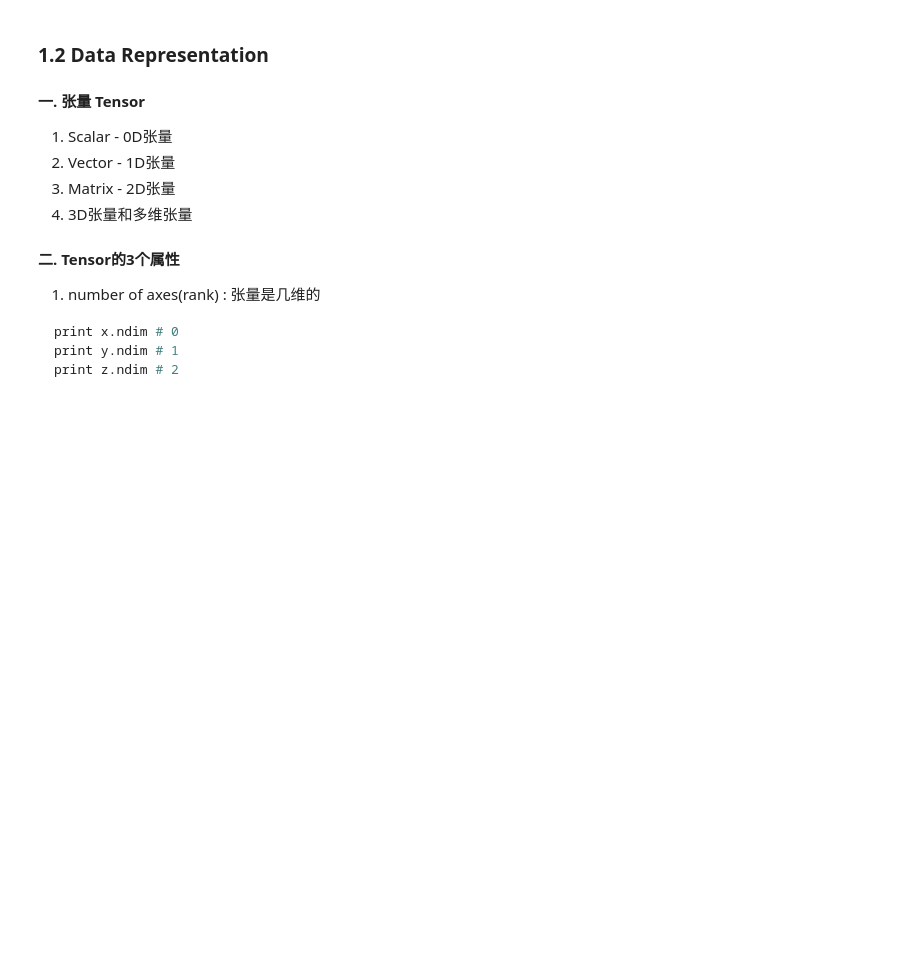
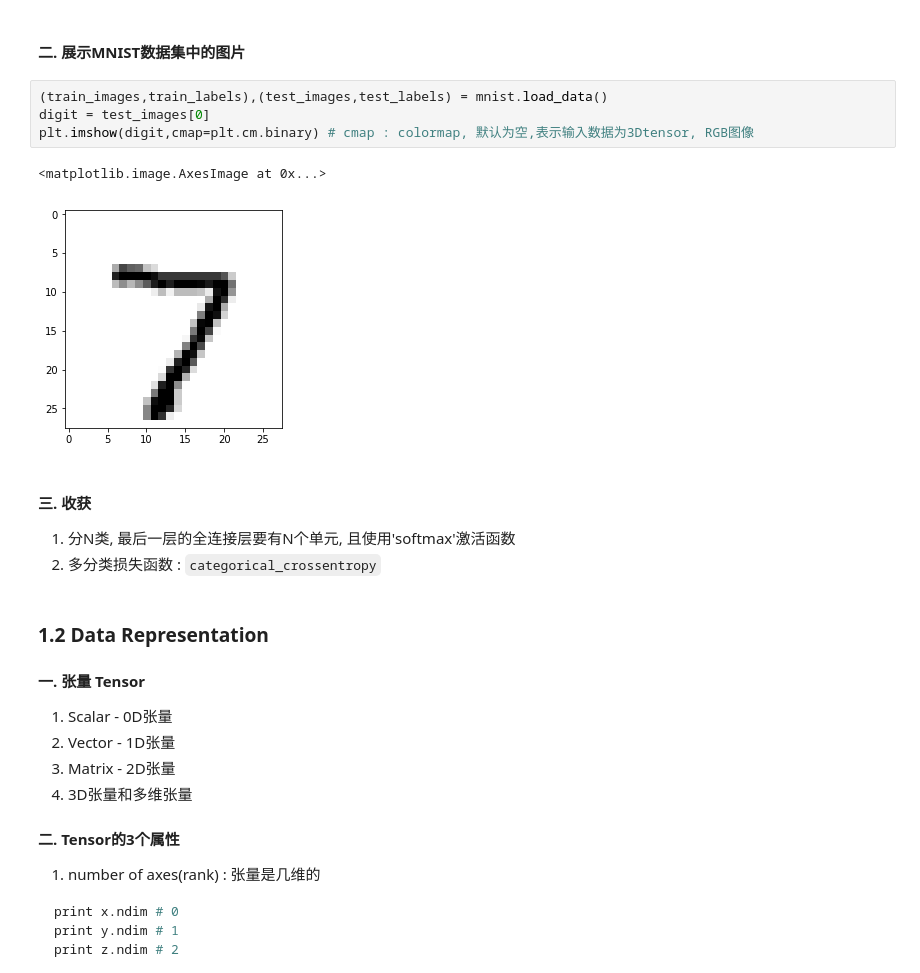
Before and after one commit to lj72808up/DeepLearning, a Jupyter notebook: blog/DeepLearning in keras/1- First Look at NN .ipynb, the cells around one changed output. Drawn from its saved outputs; the diff is of its cells as text; blank space fills up the shorter version.

```diff
--- a/blog/DeepLearning in keras/1- First Look at NN .ipynb
+++ b/blog/DeepLearning in keras/1- First Look at NN .ipynb
@@ -80,3 +99,16 @@ print('test_acc: ', test_acc)
+# %% [markdown]
+#### 二. 展示MNIST数据集中的图片
+# %%
+(train_images,train_labels),(test_images,test_labels) = mnist.load_data()
+digit = test_images[0]
+plt.imshow(digit,cmap=plt.cm.binary) # cmap : colormap, 默认为空,表示输入数据为3Dtensor, RGB图像
+# %% [output]
+<matplotlib.image.AxesImage at 0x...>
+[figure, added]
+# %% [markdown]
+#### 三. 收获
+1. 分N类, 最后一层的全连接层要有N个单元, 且使用'softmax'激活函数
+2. 多分类损失函数 : `categorical_crossentropy`
 # %% [markdown]
 ### 1.2 Data Representation
 
```
Also changed, not shown: parts of 26 cells of this notebook.
